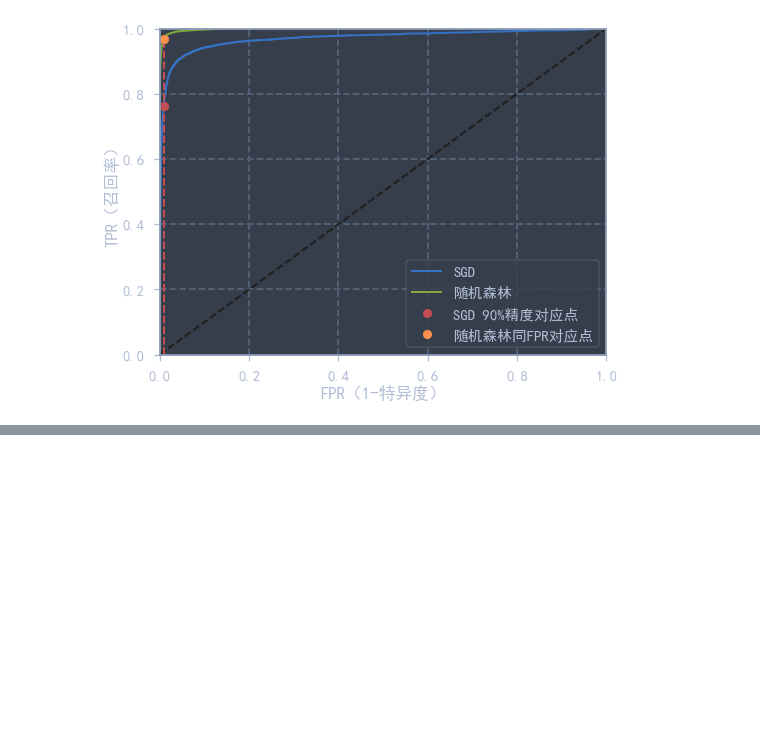
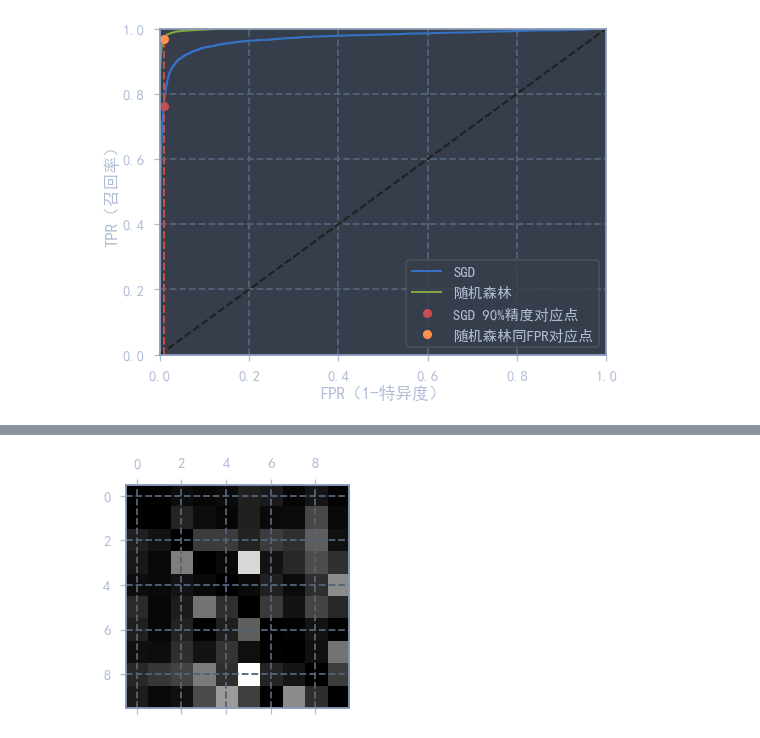
Before and after one commit to wty-yy/ml-scikit-keras-tf2, a Jupyter notebook: 3.classification.ipynb, the cells around one changed output, grey strips where cells are left out. Drawn from its saved outputs; the diff is of its cells as text; code cells hidden in the pictures; blank space fills up the shorter version.

```diff
--- a/3.classification.ipynb
+++ b/3.classification.ipynb
@@ -285,0 +406,8 @@ plt.show()
+# %%
+row_sums = conf_mx.sum(axis=1)
+norm_confuse_matrix = confuse_matrix / row_sums
+np.fill_diagonal(norm_confuse_matrix, 0)
+plt.matshow(norm_confuse_matrix, cmap='gray')
+plt.show()  # 可以看出，3很容易被分类成5
+# %% [output]
+[figure, added]
```
Also changed, not shown: parts of 55 cells of this notebook.
